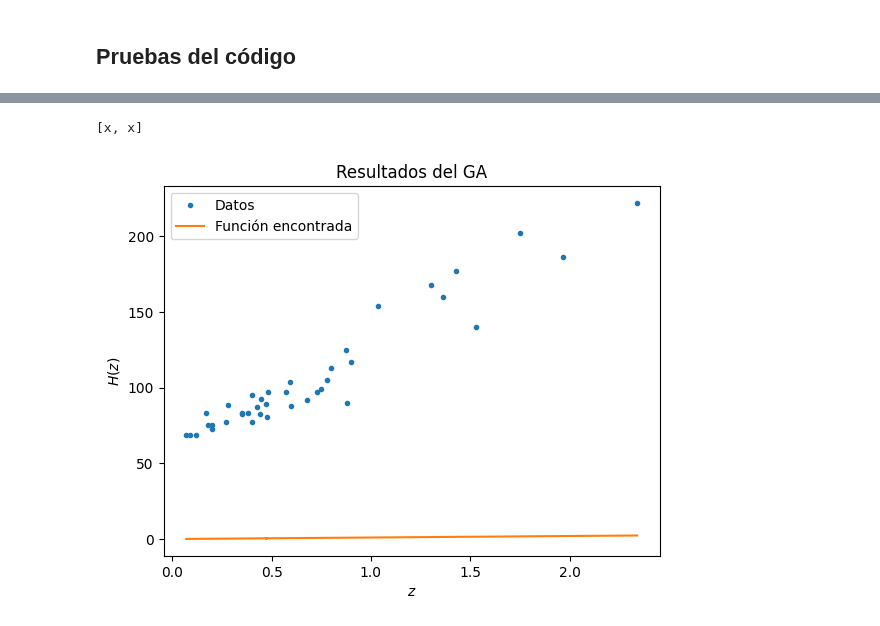
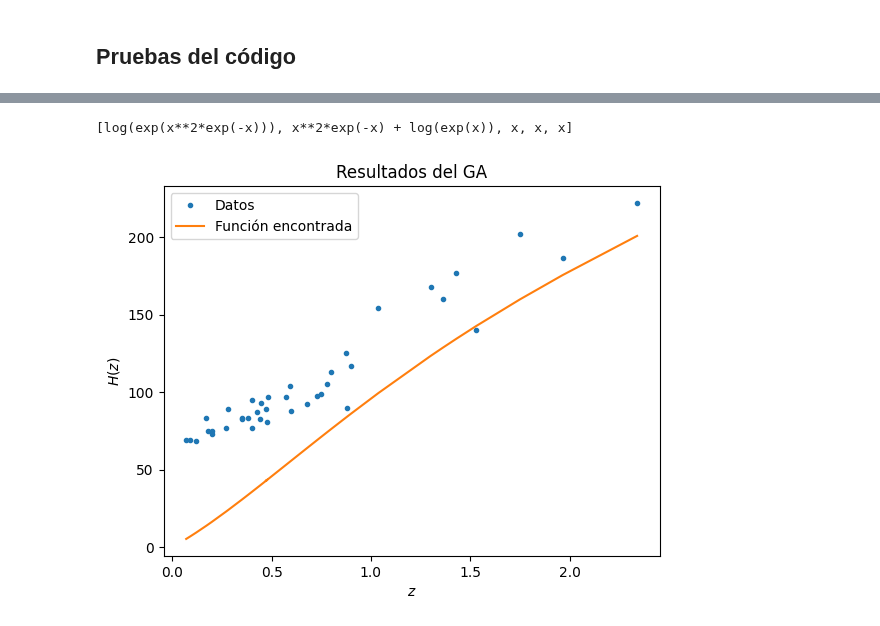
Before and after one commit to XimePS/Practica-DFI, a Jupyter notebook: GA_avances_oficiales.ipynb, the cells around one changed output, grey strips where cells are left out. Saved outputs shown, nothing was run; the diff lists cells and outputs as text; code cells hidden in the pictures.

```diff
--- a/GA_avances_oficiales.ipynb
+++ b/GA_avances_oficiales.ipynb
@@ -85,26 +94,0 @@ def Creador(num_poblacion_inicial, poblacion_base, operaciones):
-# %%
-def Seleccionador(poblacion_inicial, valores_observados, porcentaje_seleccion):
-    '''
-    Seleccionador recibe:
-    1. La poblacion inicial de funciones
-    2. Los valores observados (que se esperan ajustar a una función)
-    3. El porcentaje que se quiere de selección
-    '''
-    valores_x = valores_observados.tolist()
-    Chi = np.zeros(len(poblacion_inicial))
-    x = symbols('x')
-    expresiones_sympy = [sympify(exp) for exp in poblacion_inicial]
-
-    for n , funcion in enumerate(expresiones_sympy):
-        f = [funcion.subs(x, valor) for valor in valores_x]
-        diferencia = np.abs([resultado - valor for resultado, valor in zip(z, f)])
-        chi = np.sum(np.abs(diferencia/desv)**2)
-        #chi_real, chi_imaginario = expresion = chi.as_real_imag()
-        Chi[n] = chi
-
-    seleccion = np.percentile(Chi, porcentaje_seleccion)
-    seleccionados = Chi[Chi <= seleccion]
-    indices = np.where(Chi <= seleccion)[0]
-    funciones_seleccionadas = [poblacion_inicial[i] for i in indices]
-
-    return funciones_seleccionadas, seleccionados
@@ -111,7 +136,10 @@ def Seleccionador(poblacion_inicial, valores_observados, porcentaje_seleccion):
 # %%
+# Medir el tiempo de ejecución
+inicio_tiempo = time.time()
+
 def Reproductor(funciones_seleccionadas, operaciones, porcentaje_combinacion, Chi_seleccionados, porcentaje_mutacion):
 
-    print('funciones_sleccionadas: ' + str(funciones_seleccionadas))
+    #print('funciones_sleccionadas: ' + str(funciones_seleccionadas))
     #print(len(funciones_seleccionadas))
 
     #elegir el 20% con menor chi de los seleccionados
@@ -209,3 +237,8 @@ def Reproductor(funciones_seleccionadas, operaciones, porcentaje_combinacion, Ch
     #print('largo_nueva_generacion: ' + str(len(nueva_generacion)))
 
     return nueva_generacion
+
+# Calcular el tiempo transcurrido
+tiempo_transcurrido = time.time() - inicio_tiempo
+
+print(f"Reproductor tomó {tiempo_transcurrido} segundos en ejecutarse.")
@@ -275,5 +339,5 @@ poblacion_base = ['exp(x)', 'log(x)', 'x**2', 'x**3']
 
 operaciones = ['*', '/', '**', '+', '-', 'comp']
 
-tercer_intento = GA_2(4, 80, poblacion_base, operaciones, z, 20, 80, 10)
+tercer_intento = GA_2(3, 100, poblacion_base, operaciones, z, 20, 80, 10)
 # %% [output]
@@ -295,19 +385,19 @@ print(tercer_intento)
 # Convertir de expresiones sympy a funciones de Python
 funciones_python = [lambdify(x, expresion, 'numpy') for expresion in tercer_intento]
 
-best_fit = funciones_python[0]
+best_fit = funciones_python[1]
 evaluada = best_fit(z)
 # %% [output]
-[x, x]
+[log(exp(x**2*exp(-x))), x**2*exp(-x) + log(exp(x)), x, x, x]
 # %%
 # Graficar Resultados
 
 plt.plot(z, H, '.', label = 'Datos')
-plt.plot(z, evaluada, label = 'Función encontrada')
+plt.plot(z, evaluada*70, label = 'Función encontrada')
 plt.legend()
 plt.xlabel('$z$')
 plt.ylabel('$H(z)$')
 plt.title('Resultados del GA')
 plt.show()
 # %% [output]
-[figure, old version]
+[figure, new version]
```
Also changed, not shown: parts of 5 cells of this notebook, 1 other file.
